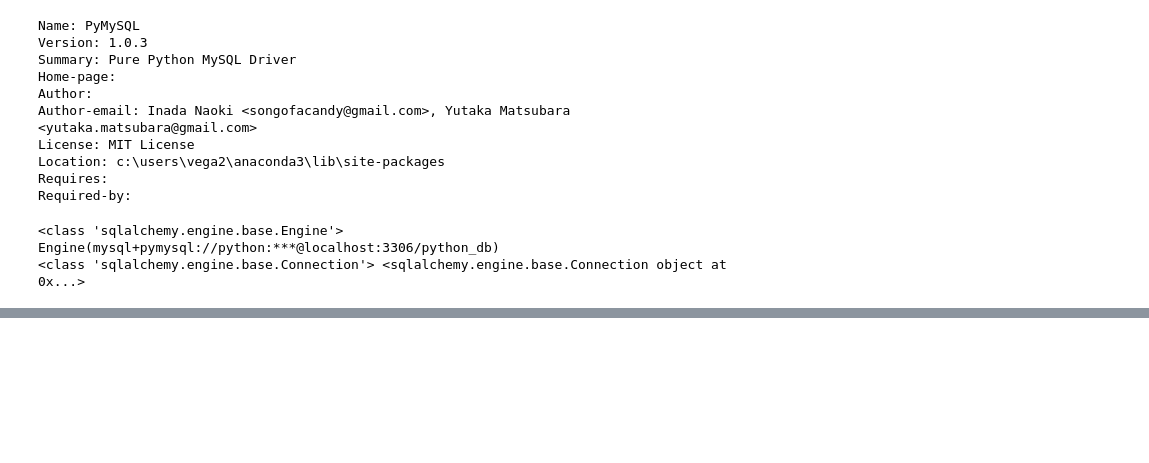
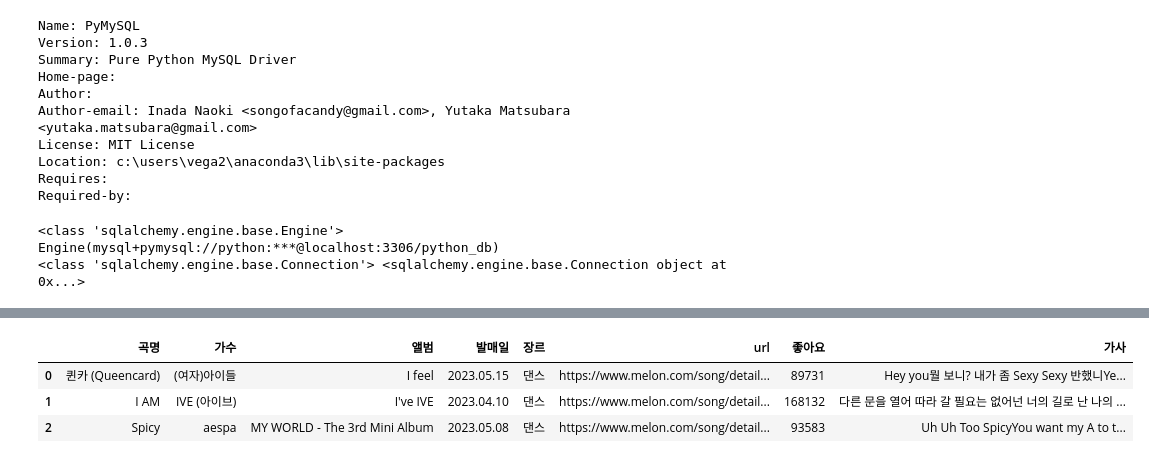
Before and after one commit to mysoyul/Python_Webscraping, a Jupyter notebook: 03.멜론100차트_데이터파싱_DB저장.ipynb, the cells around one changed output, grey strips where cells are left out. Cells and saved outputs as stored; diff of their text form; code cells hidden in the pictures; blank space fills up the shorter version.

```diff
--- a/03.멜론100차트_데이터파싱_DB저장.ipynb
+++ b/03.멜론100차트_데이터파싱_DB저장.ipynb
@@ -287,0 +293,9 @@ finally:
+# %%
+# 기존의 DataFrame의 복사본을 만들기
+table_df = song_df.copy()
+table_df.head(3)
+# %% [output]
+|  | 곡명 | 가수 | 앨범 | 발매일 | 장르 | url | 좋아요 | 가사 |
+| 0 | 퀸카 (Queencard) | (여자)아이들 | I feel | 2023.05.15 | 댄스 | https://www.melon.com/song/detail... | 89731 | Hey you뭘 보니? 내가 좀 Sexy Sexy 반했니Ye... |
+| 1 | I AM | IVE (아이브) | I've IVE | 2023.04.10 | 댄스 | https://www.melon.com/song/detail... | 168132 | 다른 문을 열어 따라 갈 필요는 없어넌 너의 길로 난 나의 ... |
+| 2 | Spicy | aespa | MY WORLD - The 3rd Mini Album | 2023.05.08 | 댄스 | https://www.melon.com/song/detail... | 93583 | Uh Uh Too SpicyYou want my A to t... |
```
Also changed, not shown: parts of 2 cells of this notebook.
